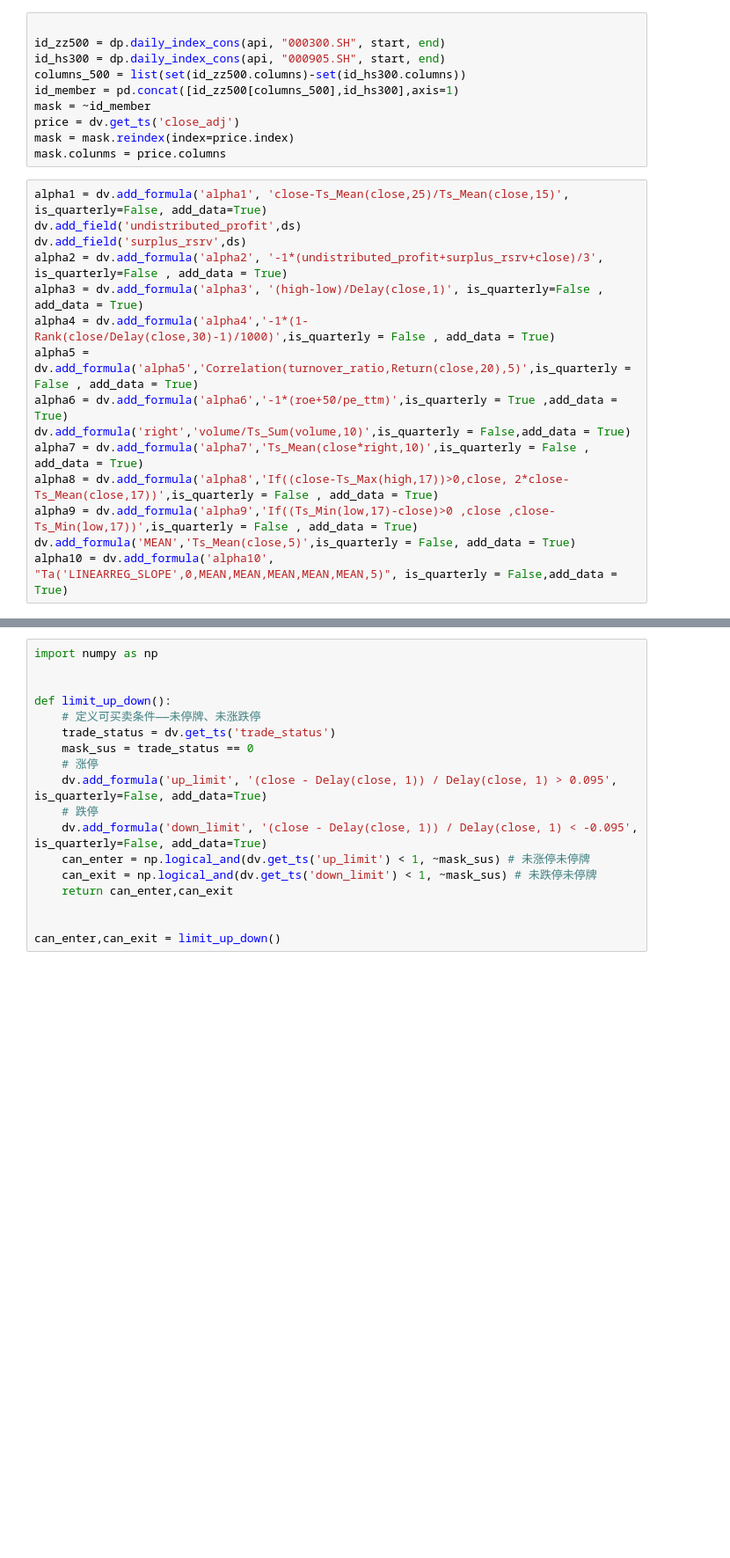
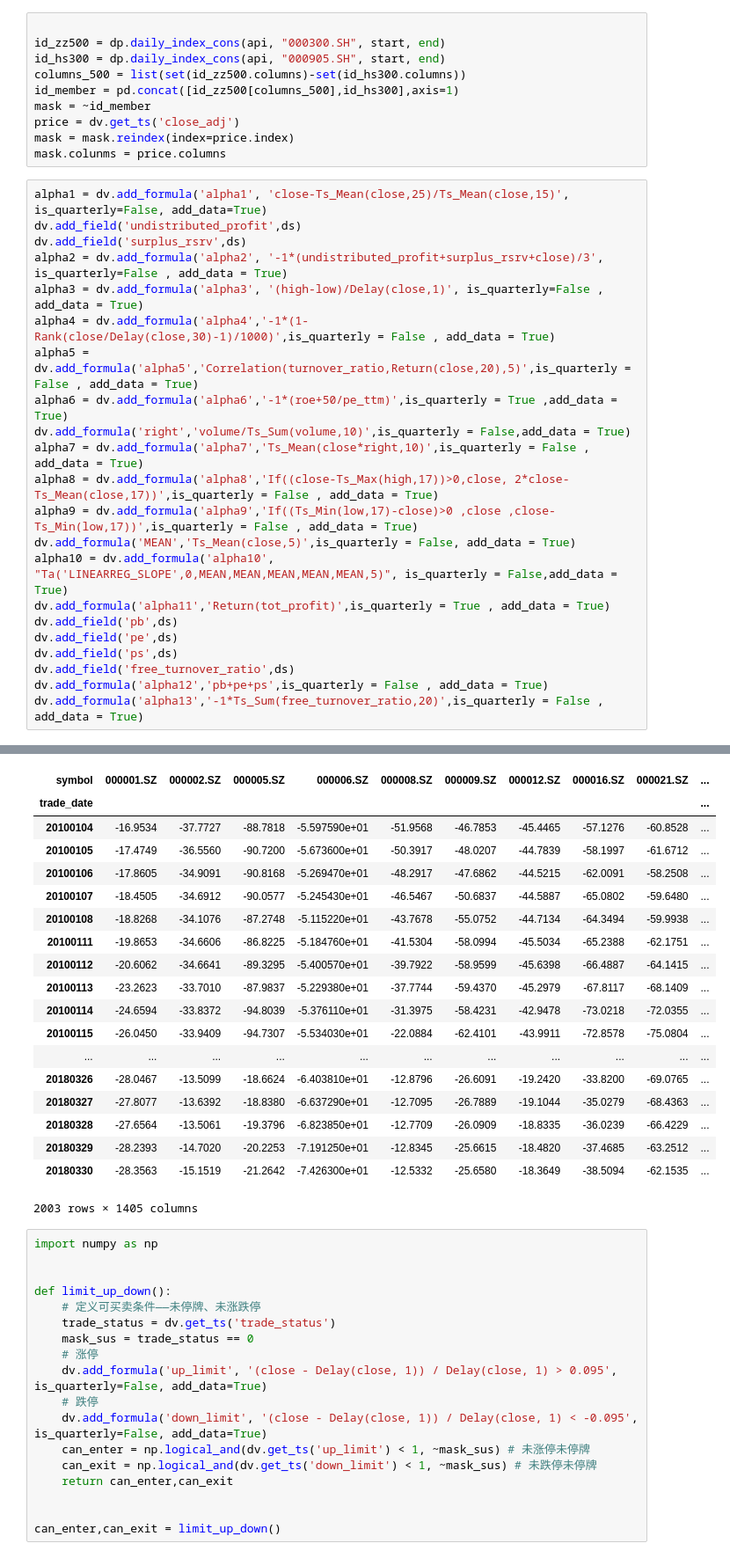
Before and after one commit to liziyong25/factor, a Jupyter notebook: multi_factor/multi_factor 样本外2010-2017.ipynb, the cells around one changed output, grey strips where cells are left out. Shown at 88% size. Drawn from its saved outputs; the diff is of its cells as text; blank space fills up the shorter version.

```diff
--- a/multi_factor/multi_factor 样本外2010-2017.ipynb
+++ b/multi_factor/multi_factor 样本外2010-2017.ipynb
@@ -104,6 +110,13 @@ alpha8 = dv.add_formula('alpha8','If((close-Ts_Max(high,17))>0,close, 2*close-Ts
 alpha9 = dv.add_formula('alpha9','If((Ts_Min(low,17)-close)>0 ,close ,close-Ts_Min(low,17))',is_quarterly = False , add_data = True)
 dv.add_formula('MEAN','Ts_Mean(close,5)',is_quarterly = False, add_data = True)
 alpha10 = dv.add_formula('alpha10', "Ta('LINEARREG_SLOPE',0,MEAN,MEAN,MEAN,MEAN,MEAN,5)", is_quarterly = False,add_data = True)
+dv.add_formula('alpha11','Return(tot_profit)',is_quarterly = True , add_data = True)
+dv.add_field('pb',ds)
+dv.add_field('pe',ds)
+dv.add_field('ps',ds)
+dv.add_field('free_turnover_ratio',ds)
+dv.add_formula('alpha12','pb+pe+ps',is_quarterly = False , add_data = True)
+dv.add_formula('alpha13','-1*Ts_Sum(free_turnover_ratio,20)',is_quarterly = False , add_data = True)
 # %% [output]
 Query data - query...
 WARNING: some data is unavailable:
@@ -121,7 +134,26 @@ Query data - quarterly fields prepared.
 下载进度732/1405.
 下载进度976/1405.
 下载进度1220/1405.
 Query data - daily fields prepared.
+| symbol | 000001.SZ | 000002.SZ | 000005.SZ | 000006.SZ | 000008.SZ | 000009.SZ | 000012.SZ | 000016.SZ | 000021.SZ | ... |
+| trade_date |  |  |  |  |  |  |  |  |  | ... |
+| 20100104 | -16.9534 | -37.7727 | -88.7818 | -5.597590e+01 | -51.9568 | -46.7853 | -45.4465 | -57.1276 | -60.8528 | ... |
+| 20100105 | -17.4749 | -36.5560 | -90.7200 | -5.673600e+01 | -50.3917 | -48.0207 | -44.7839 | -58.1997 | -61.6712 | ... |
+| 20100106 | -17.8605 | -34.9091 | -90.8168 | -5.269470e+01 | -48.2917 | -47.6862 | -44.5215 | -62.0091 | -58.2508 | ... |
+| 20100107 | -18.4505 | -34.6912 | -90.0577 | -5.245430e+01 | -46.5467 | -50.6837 | -44.5887 | -65.0802 | -59.6480 | ... |
+| 20100108 | -18.8268 | -34.1076 | -87.2748 | -5.115220e+01 | -43.7678 | -55.0752 | -44.7134 | -64.3494 | -59.9938 | ... |
+| 20100111 | -19.8653 | -34.6606 | -86.8225 | -5.184760e+01 | -41.5304 | -58.0994 | -45.5034 | -65.2388 | -62.1751 | ... |
+| 20100112 | -20.6062 | -34.6641 | -89.3295 | -5.400570e+01 | -39.7922 | -58.9599 | -45.6398 | -66.4887 | -64.1415 | ... |
+| 20100113 | -23.2623 | -33.7010 | -87.9837 | -5.229380e+01 | -37.7744 | -59.4370 | -45.2979 | -67.8117 | -68.1409 | ... |
+| 20100114 | -24.6594 | -33.8372 | -94.8039 | -5.376110e+01 | -31.3975 | -58.4231 | -42.9478 | -73.0218 | -72.0355 | ... |
+| 20100115 | -26.0450 | -33.9409 | -94.7307 | -5.534030e+01 | -22.0884 | -62.4101 | -43.9911 | -72.8578 | -75.0804 | ... |
+| ... | ... | ... | ... | ... | ... | ... | ... | ... | ... | ... |
+| 20180326 | -28.0467 | -13.5099 | -18.6624 | -6.403810e+01 | -12.8796 | -26.6091 | -19.2420 | -33.8200 | -69.0765 | ... |
+| 20180327 | -27.8077 | -13.6392 | -18.8380 | -6.637290e+01 | -12.7095 | -26.7889 | -19.1044 | -35.0279 | -68.4363 | ... |
+| 20180328 | -27.6564 | -13.5061 | -19.3796 | -6.823850e+01 | -12.7709 | -26.0909 | -18.8335 | -36.0239 | -66.4229 | ... |
+| 20180329 | -28.2393 | -14.7020 | -20.2253 | -7.191250e+01 | -12.8345 | -25.6615 | -18.4820 | -37.4685 | -63.2512 | ... |
+| 20180330 | -28.3563 | -15.1519 | -21.2642 | -7.426300e+01 | -12.5332 | -25.6580 | -18.3649 | -38.5094 | -62.1535 | ... |
+2003 rows × 1405 columns
 # %%
 import numpy as np
 
```
Also changed, not shown: parts of 9 cells of this notebook, 22 other files.
